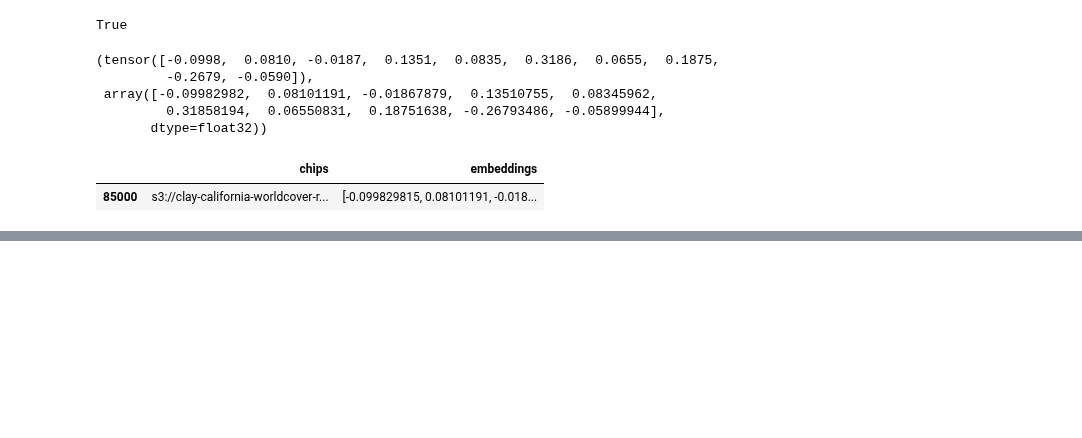
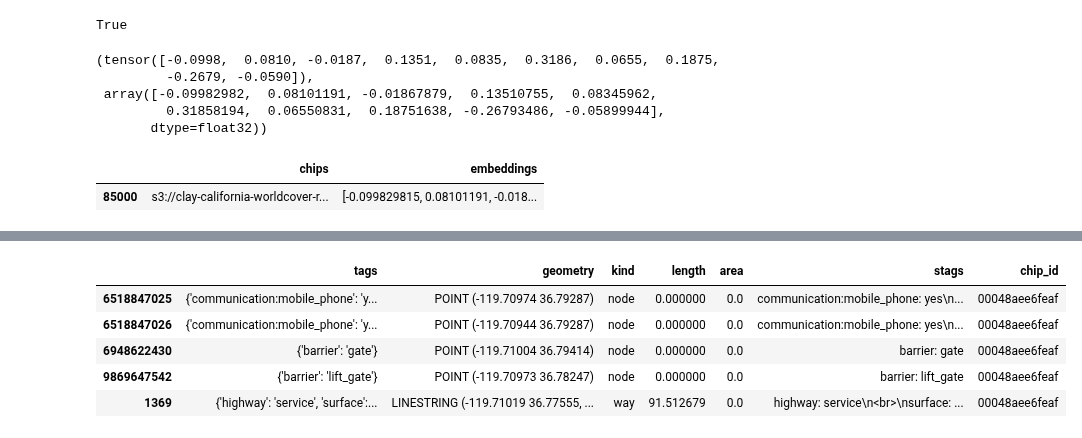
Before and after one commit to Clay-foundation/earth-text, a Jupyter notebook: notebooks/data/06 - embeddings v1.0.ipynb, the cells around one changed output, grey strips where cells are left out. Cells and saved outputs as stored; diff of their text form; code cells hidden in the pictures; blank space fills up the shorter version.

```diff
--- a/notebooks/data/06 - embeddings v1.0.ipynb
+++ b/notebooks/data/06 - embeddings v1.0.ipynb
@@ -190,0 +238,10 @@ z[z.chips==fname]
+# %%
+c = gpd.read_parquet("/opt/data/california-worldcover-chips/osm/00048aee6feaf.parquet")
+c.head()
+# %% [output]
+|  | tags | geometry | kind | length | area | stags | chip_id |
+| 6518847025 | {'communication:mobile_phone': 'y... | POINT (-119.70974 36.79287) | node | 0.000000 | 0.0 | communication:mobile_phone: yes\n... | 00048aee6feaf |
+| 6518847026 | {'communication:mobile_phone': 'y... | POINT (-119.70944 36.79287) | node | 0.000000 | 0.0 | communication:mobile_phone: yes\n... | 00048aee6feaf |
+| 6948622430 | {'barrier': 'gate'} | POINT (-119.71004 36.79414) | node | 0.000000 | 0.0 | barrier: gate | 00048aee6feaf |
+| 9869647542 | {'barrier': 'lift_gate'} | POINT (-119.70973 36.78247) | node | 0.000000 | 0.0 | barrier: lift_gate | 00048aee6feaf |
+| 1369 | {'highway': 'service', 'surface':... | LINESTRING (-119.71019 36.77555, ... | way | 91.512679 | 0.0 | highway: service\n<br>\nsurface: ... | 00048aee6feaf |
```
Also changed, not shown: parts of 16 cells of this notebook, 8 other files.
